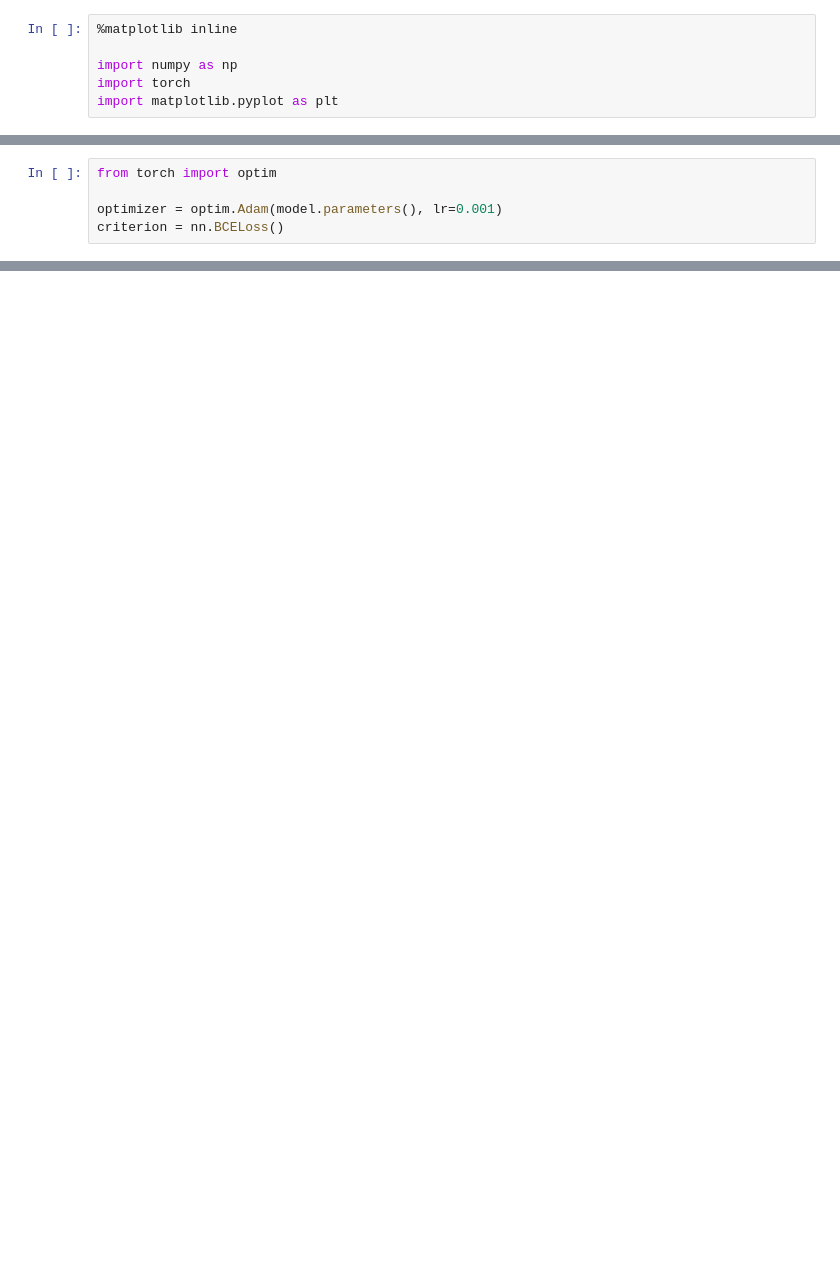
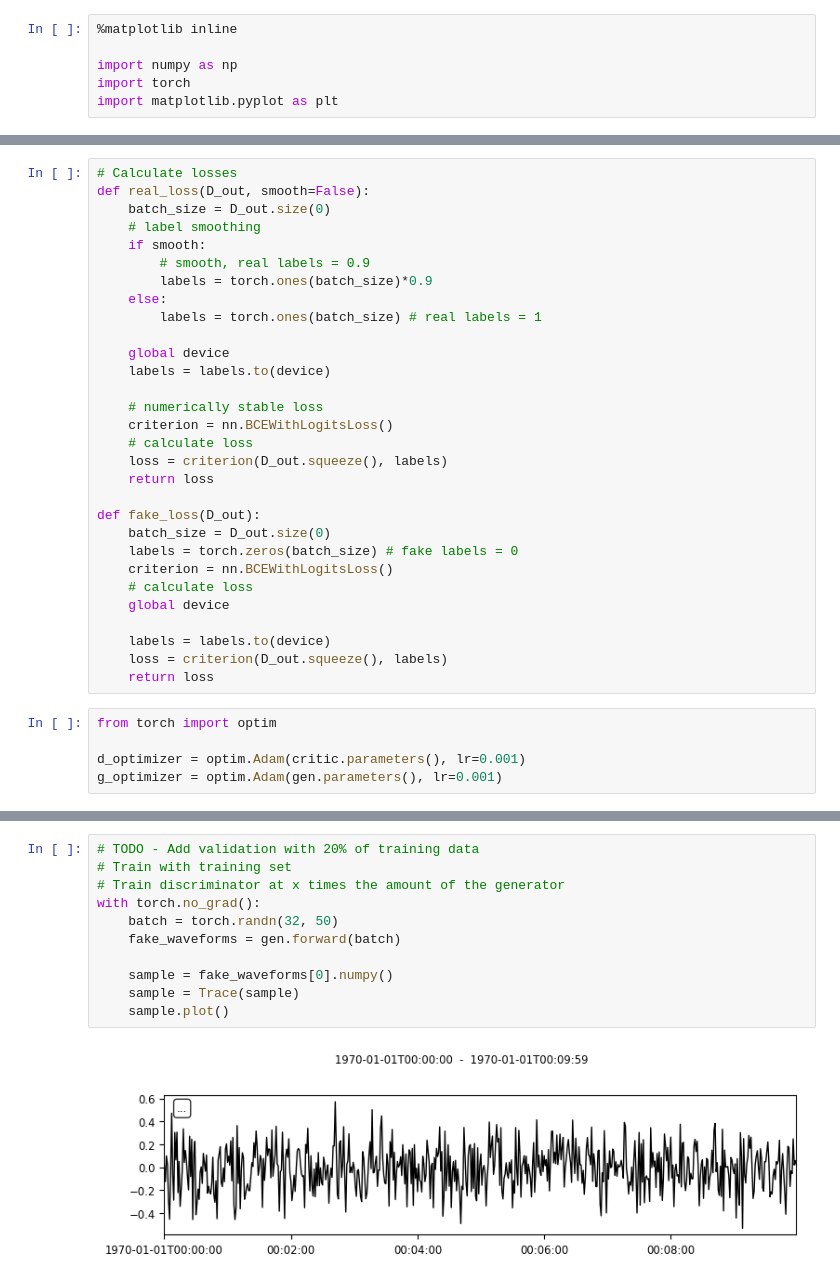
Before and after one commit to rcampbell95/P-Wave-GAN, a Jupyter notebook: notebooks/P-Wave-GAN.ipynb, the cells around one changed output, grey strips where cells are left out. Saved outputs shown, nothing was run; the diff lists cells and outputs as text; blank space fills up the shorter version.

```diff
--- a/notebooks/P-Wave-GAN.ipynb
+++ b/notebooks/P-Wave-GAN.ipynb
@@ -120,5 +104,35 @@ tensor([[0.4735],
+# %%
+# Calculate losses
+def real_loss(D_out, smooth=False):
+    batch_size = D_out.size(0)
+    # label smoothing
+    if smooth:
+        # smooth, real labels = 0.9
+        labels = torch.ones(batch_size)*0.9
+    else:
+        labels = torch.ones(batch_size) # real labels = 1
+
+    global device
+    labels = labels.to(device)
+
+    # numerically stable loss
+    criterion = nn.BCEWithLogitsLoss()
+    # calculate loss
+    loss = criterion(D_out.squeeze(), labels)
+    return loss
+
+def fake_loss(D_out):
+    batch_size = D_out.size(0)
+    labels = torch.zeros(batch_size) # fake labels = 0
+    criterion = nn.BCEWithLogitsLoss()
+    # calculate loss
+    global device
+
+    labels = labels.to(device)
+    loss = criterion(D_out.squeeze(), labels)
+    return loss
 # %%
 from torch import optim
 
-optimizer = optim.Adam(model.parameters(), lr=0.001)
-criterion = nn.BCELoss()
+d_optimizer = optim.Adam(critic.parameters(), lr=0.001)
+g_optimizer = optim.Adam(gen.parameters(), lr=0.001)
@@ -124,0 +232,13 @@ criterion = nn.BCELoss()
+# %%
+# TODO - Add validation with 20% of training data
+# Train with training set
+# Train discriminator at x times the amount of the generator
+with torch.no_grad():
+    batch = torch.randn(32, 50)
+    fake_waveforms = gen.forward(batch)
+
+    sample = fake_waveforms[0].numpy()
+    sample = Trace(sample)
+    sample.plot()
+# %% [output]
+[figure, added]
```
Also changed, not shown: parts of 12 cells of this notebook.
